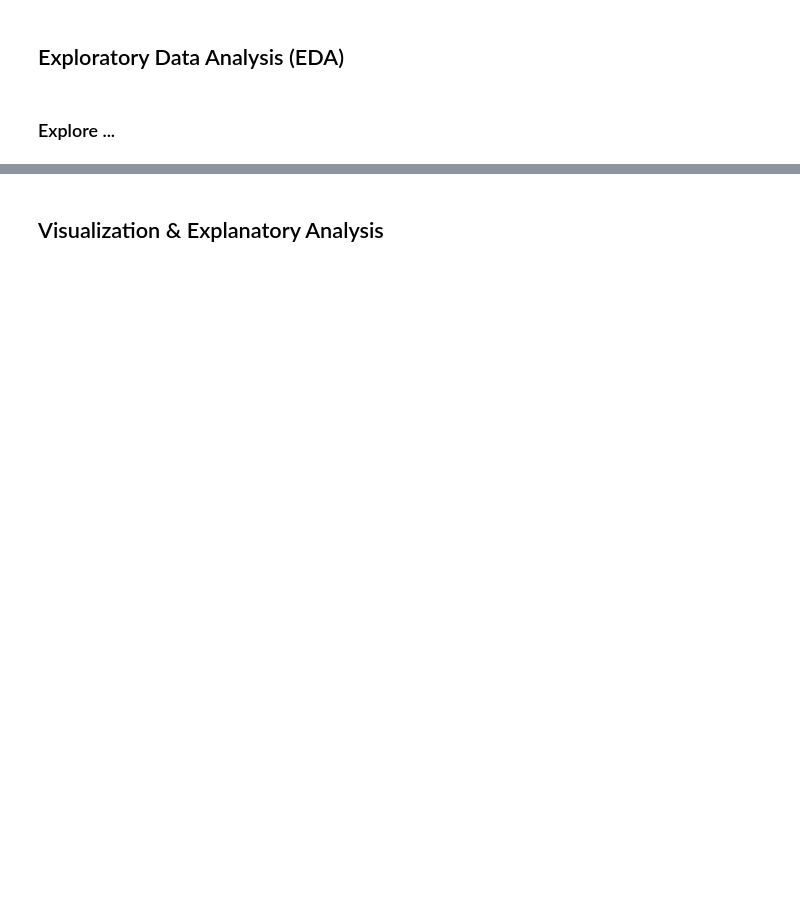
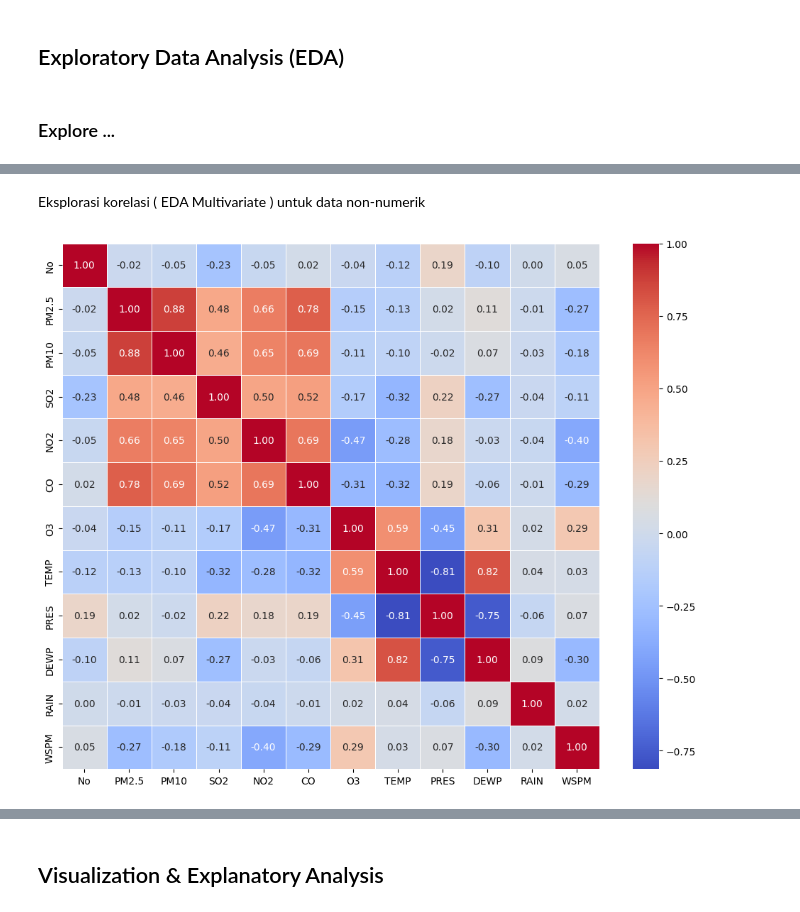
Before and after one commit to BugiSatrio/Air-Quality-dataframe, a Jupyter notebook: notebook.ipynb, the cells around one changed output, grey strips where cells are left out. Saved outputs shown, nothing was run; the diff lists cells and outputs as text; code cells hidden in the pictures; blank space fills up the shorter version.

```diff
--- a/notebook.ipynb
+++ b/notebook.ipynb
@@ -211,0 +249,12 @@ dtype: int64
+# %% [markdown]
+Eksplorasi korelasi ( EDA Multivariate ) untuk data non-numerik
+# %%
+df_numeric = df_interpolated.select_dtypes(include=['float64', 'int64'])
+corr_matrix = df_numeric.corr()
+
+plt.figure(figsize=(10, 8))
+sns.heatmap(corr_matrix, annot=True, cmap='coolwarm', fmt='.2f', linewidths=0.5)
+plt.tight_layout()
+plt.show()
+# %% [output]
+[figure, added]
```
Also changed, not shown: parts of 35 cells of this notebook, 1 other file.
